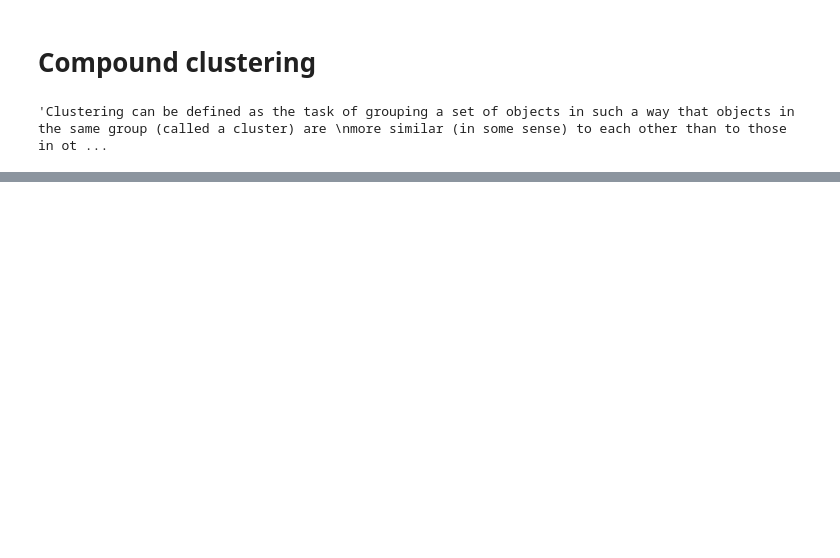
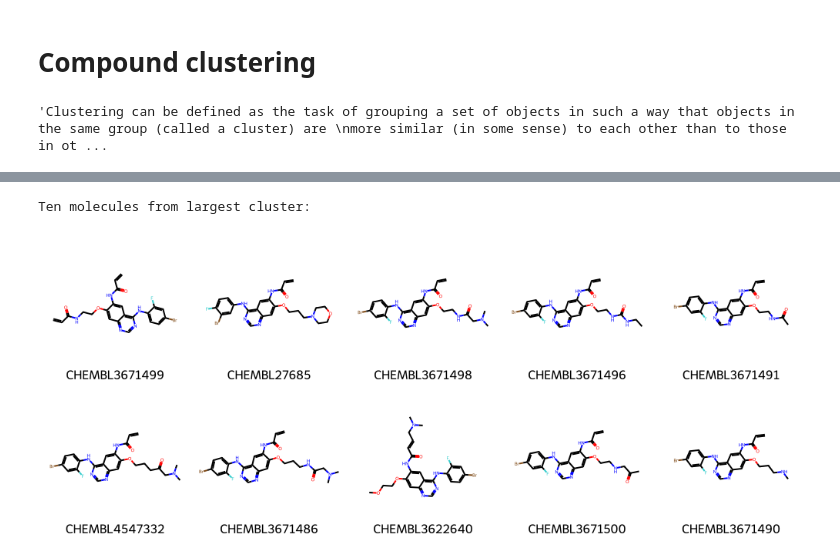
Before and after one commit to DeokhyeonYoon/Practice_for_DrugDiscovery, a Jupyter notebook: Chemical_similarity_search_and_Ligand_stability(vertualscreening)/tutorial_5.ipynb, the cells around one changed output, grey strips where cells are left out. Cells and saved outputs as stored; diff of their text form; code cells hidden in the pictures; blank space fills up the shorter version.

```diff
--- a/Chemical_similarity_search_and_Ligand_stability(vertualscreening)/tutorial_5.ipynb
+++ b/Chemical_similarity_search_and_Ligand_stability(vertualscreening)/tutorial_5.ipynb
@@ -38,0 +56,8 @@ DataFrame shape: (5431, 10)
+# %%
+# Create fingerprints for all molecules
+rdkit_gen = rdFingerprintGenerator.GetRDKitFPGenerator(maxPath=5)
+fingerprints = [rdkit_gen.GetFingerprint(mol) for mol, idx in compounds]
+
+# How many compounds/fingerprints do we have?
+print("Number of compounds converted:", len(fingerprints))
+print("Fingerprint length per compound:", len(fingerprints[0]))
@@ -38,0 +164,13 @@ DataFrame shape: (5431, 10)
+# %%
+####  10 examples from largest cluster
+
+print("Ten molecules from largest cluster:")
+# Draw molecules
+Draw.MolsToGridImage(
+    [compounds[i][0] for i in clusters[0][:10]],
+    legends=[compounds[i][1] for i in clusters[0][:10]],
+    molsPerRow=5,
+)
+# %% [output]
+Ten molecules from largest cluster:
+[figure, added]
```
Also changed, not shown: parts of 16 cells of this notebook, 9 other files.
